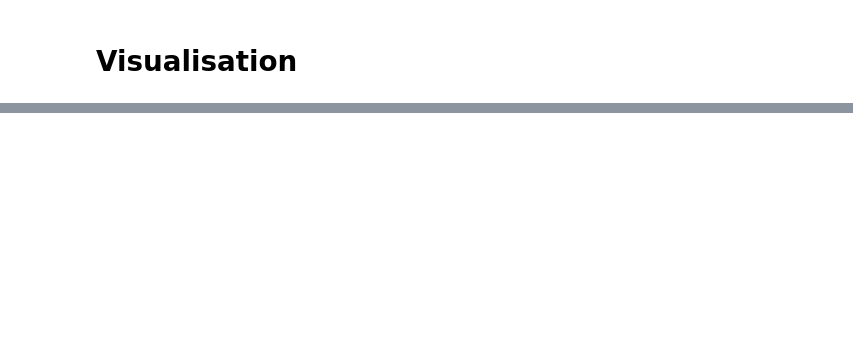
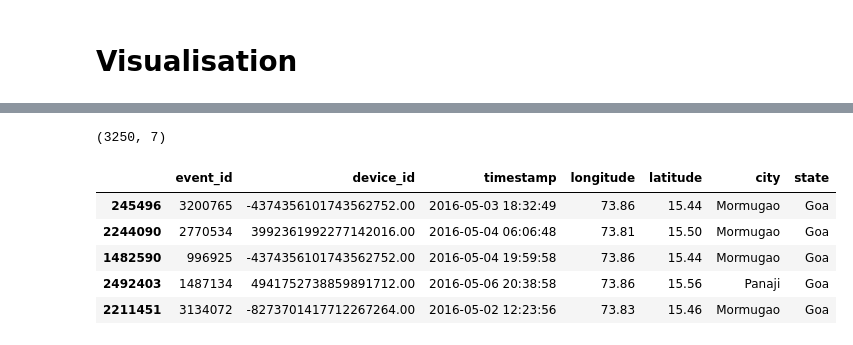
Before and after one commit to rupkohli/insaid_capstone_1, a Jupyter notebook: 02_Insaid_Capstone_processData_v2-1.ipynb, the cells around one changed output, grey strips where cells are left out. Drawn from its saved outputs; the diff is of its cells as text; code cells hidden in the pictures; blank space fills up the shorter version.

Commit message:
Added phonemap
- Used Folium to depict the phone map
- Latitude and Longitude correctness
- Filtered states

```diff
--- a/02_Insaid_Capstone_processData_v2-1.ipynb
+++ b/02_Insaid_Capstone_processData_v2-1.ipynb
@@ -102,7 +75,7 @@ memory usage: 173.7+ MB
 # %%
 #extract uniques city and state pair
 
-df_city_state_long_lat = events_df[['city','state','longitude', 'latitude']]
+df_city_state_long_lat = events_df[['city','state', 'latitude','longitude']]
 df_city_state_long_lat.set_index('city', inplace=True)
 city_state_long_lat_dict = df_city_state_long_lat.to_dict()
 #city_state_dict['state'].to_json('city_state_dict')
@@ -639,0 +448,12 @@ plt.legend()
+# %%
+phone_usage_df_Goa = events_filtered_df[events_filtered_df.state == 'Goa']
+display(phone_usage_df_Goa.shape)
+phone_usage_df_Goa.head()
+# %% [output]
+(3250, 7)
+|  | event_id | device_id | timestamp | longitude | latitude | city | state |
+| 245496 | 3200765 | -4374356101743562752.00 | 2016-05-03 18:32:49 | 73.86 | 15.44 | Mormugao | Goa |
+| 2244090 | 2770534 | 3992361992277142016.00 | 2016-05-04 06:06:48 | 73.81 | 15.50 | Mormugao | Goa |
+| 1482590 | 996925 | -4374356101743562752.00 | 2016-05-04 19:59:58 | 73.86 | 15.44 | Mormugao | Goa |
+| 2492403 | 1487134 | 4941752738859891712.00 | 2016-05-06 20:38:58 | 73.86 | 15.56 | Panaji | Goa |
+| 2211451 | 3134072 | -8273701417712267264.00 | 2016-05-02 12:23:56 | 73.83 | 15.46 | Mormugao | Goa |
```
Also changed, not shown: parts of 86 cells of this notebook.
